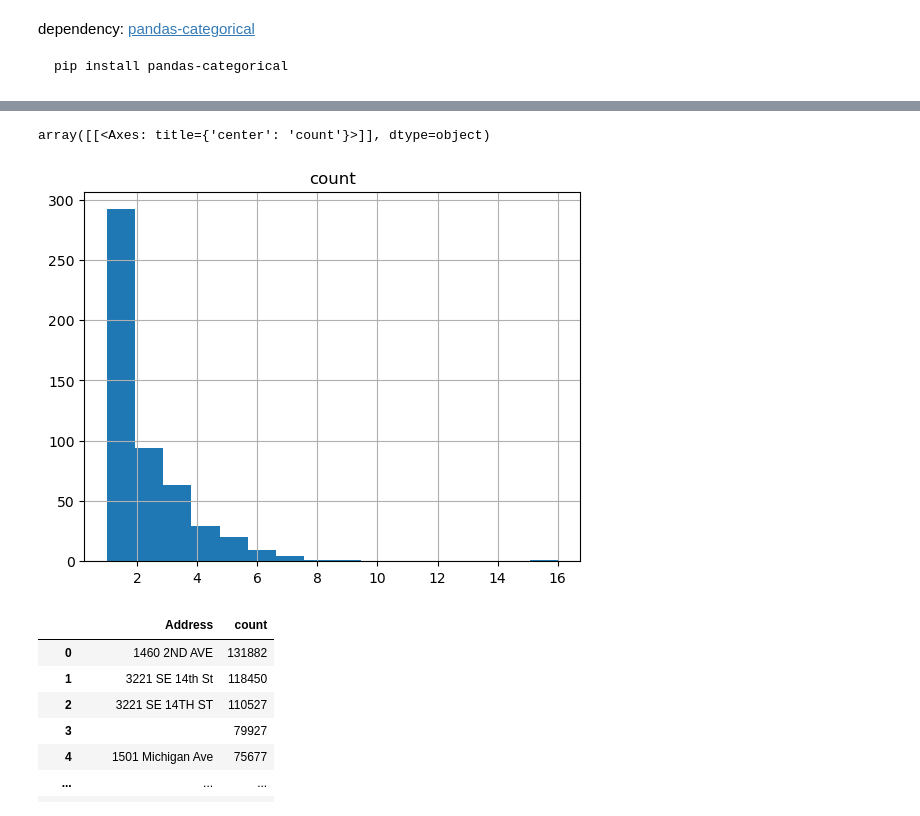
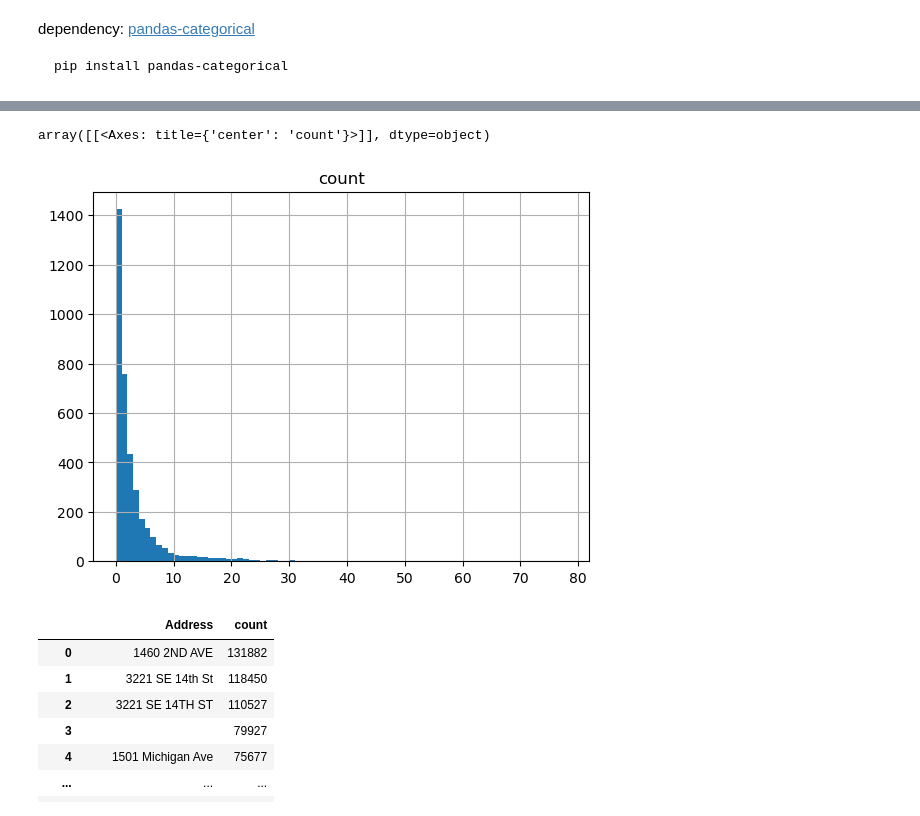
Before and after one commit to dpetz/sales, a Jupyter notebook: liquor.ipynb, the cells around one changed output, grey strips where cells are left out. Cells and saved outputs as stored; diff of their text form; code cells hidden in the pictures.

```diff
--- a/liquor.ipynb
+++ b/liquor.ipynb
@@ -140,8 +134,10 @@ memory usage: 250.9 KB
 # %%
-address_counts_1 = pd.value_counts(df_1.Address).to_frame().reset_index()
-most_orders_1 = address_counts_1['count'].max() # or df.loc[df['count'].idxmax()]
-address_counts_1.hist(bins=most_orders_1)
+df_small = df.sample(n=10000)
+
+address_counts = pd.value_counts(df_small.Address).to_frame().reset_index()
+max_orders = address_counts['count'].max() # or df.loc[df['count'].idxmax()]
+address_counts.hist(bins=max_orders)
 # %% [output]
 array([[<Axes: title={'center': 'count'}>]], dtype=object)
-[figure, old version]
+[figure, new version]
 # %%
```
Also changed, not shown: parts of 8 cells of this notebook, 3 other files.
